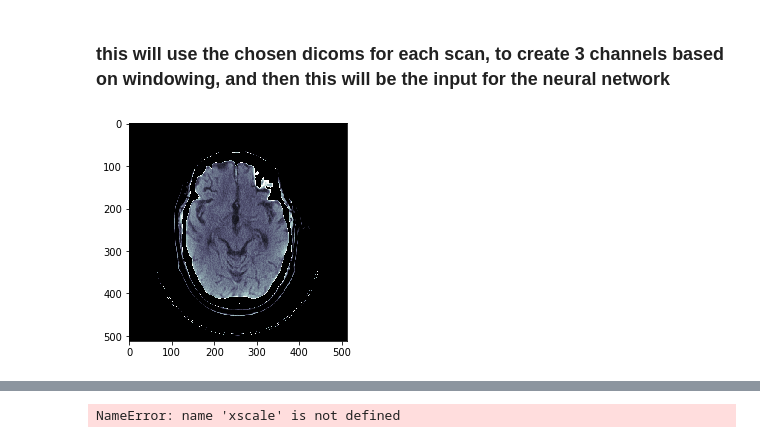
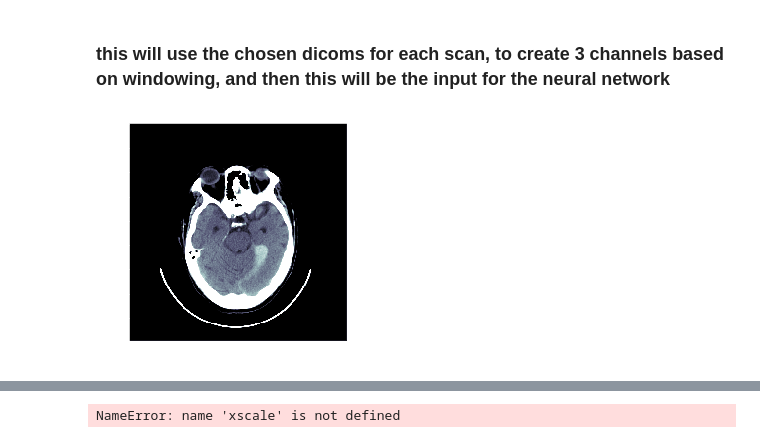
Before and after one commit to PinheiroRodrigo/StrokeDetection, a Jupyter notebook: WindowingChannels.ipynb, the cells around one changed output, grey strips where cells are left out. Cells and saved outputs as stored; diff of their text form; code cells hidden in the pictures.

```diff
--- a/WindowingChannels.ipynb
+++ b/WindowingChannels.ipynb
@@ -11,6 +11,7 @@ import matplotlib.pyplot as plt
 import numpy as np
 from glob import glob
 import scipy.ndimage
+plt.style.use('dark_background')
 # %%
 def read_serie_paths(chosen_scans):
     f = open(chosen_scans, "r")
@@ -65,22 +66,22 @@ def create_channel(data, level, width):
     return cv2.convertScaleAbs(normalized)
 # %%
 # IMPORTANTE: ANTES DE GERAR OS PNGS PRECISO USAR ISSO COMO MASK PARA REMOVER O CRANIO
-dcm_example = "/home/rodrigo/samples-tcc/110/dicoms/CT14.dcm"
+dcm_example = "/home/rodrigo/samples-tcc/159/dicoms/CT11.dcm"
 # READ DICOM
 dcm_data = pydicom.read_file(dcm_example)
 img = dcm_data.pixel_array
 # SCALE PARAMS
 xsize = 224; ysize = 224
 xscale = xsize/img.shape[0]
 yscale = ysize/img.shape[1]
 # DCM TO HU
 dcm = dcm_to_hu_224(dcm_example, xscale, yscale)
 original = create_channel(dcm, 40, 100)
 bone_mask = create_channel(dcm, 80, 80)
 ret, thresh = cv2.threshold(bone_mask, 250, 256, 0)
 image = original - thresh
 # PLOT
-plt.imshow(image, cmap=plt.cm.bone)
+plt.imshow(original, cmap=plt.cm.bone)
 plt.show()
 # %% [output]
-[figure, old version]
+[figure, new version]
```
Also changed, not shown: parts of 3 cells of this notebook, 5 other files.
